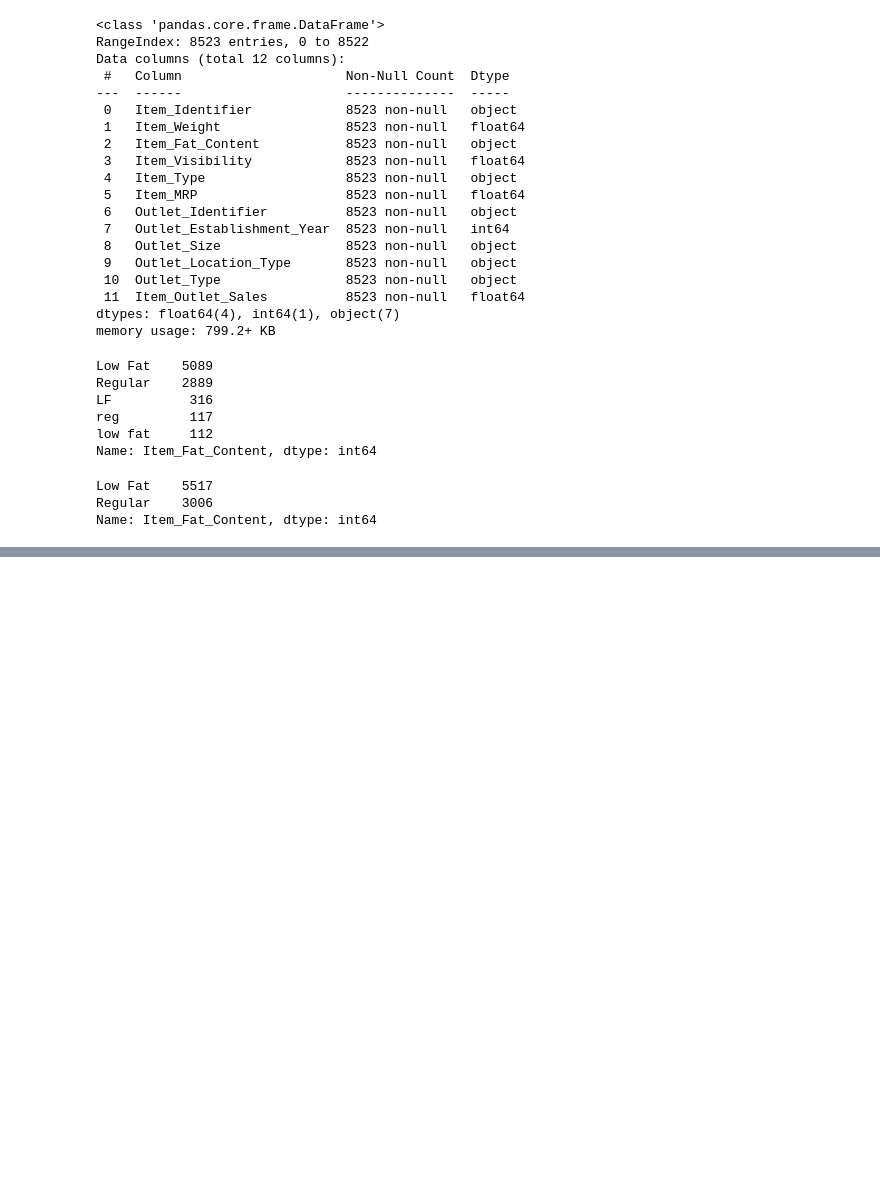
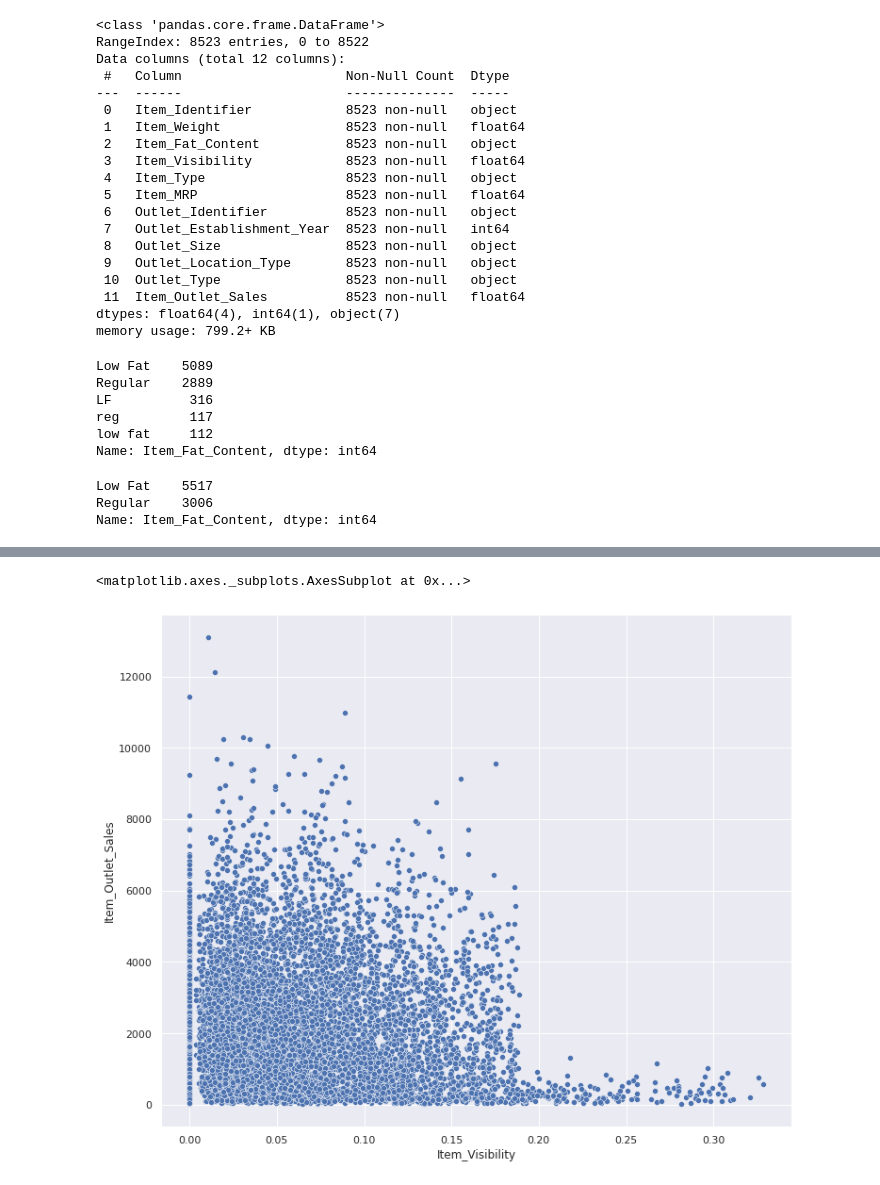
Before and after one commit to kriti-sidram/Sales-Predictions, a Jupyter notebook: GrocerySales_Predictions.ipynb, the cells around one changed output, grey strips where cells are left out. Drawn from its saved outputs; the diff is of its cells as text; code cells hidden in the pictures; blank space fills up the shorter version.

```diff
--- a/GrocerySales_Predictions.ipynb
+++ b/GrocerySales_Predictions.ipynb
@@ -302,0 +396,13 @@ Name: Item_Outlet_Sales, dtype: float64
+# %%
+# Correlation between Item Visibility and Item Sales ?
+
+visible_filter = sales_data['Item_Visibility']
+plt.figure(figsize = (12,10))
+sns.scatterplot(x = 'Item_Visibility',
+                y = 'Item_Outlet_Sales',
+                data = sales_data)
+
+# High Visibility does not imply higher sales
+# %% [output]
+<matplotlib.axes._subplots.AxesSubplot at 0x...>
+[figure, added]
```
Also changed, not shown: parts of 14 cells of this notebook.
